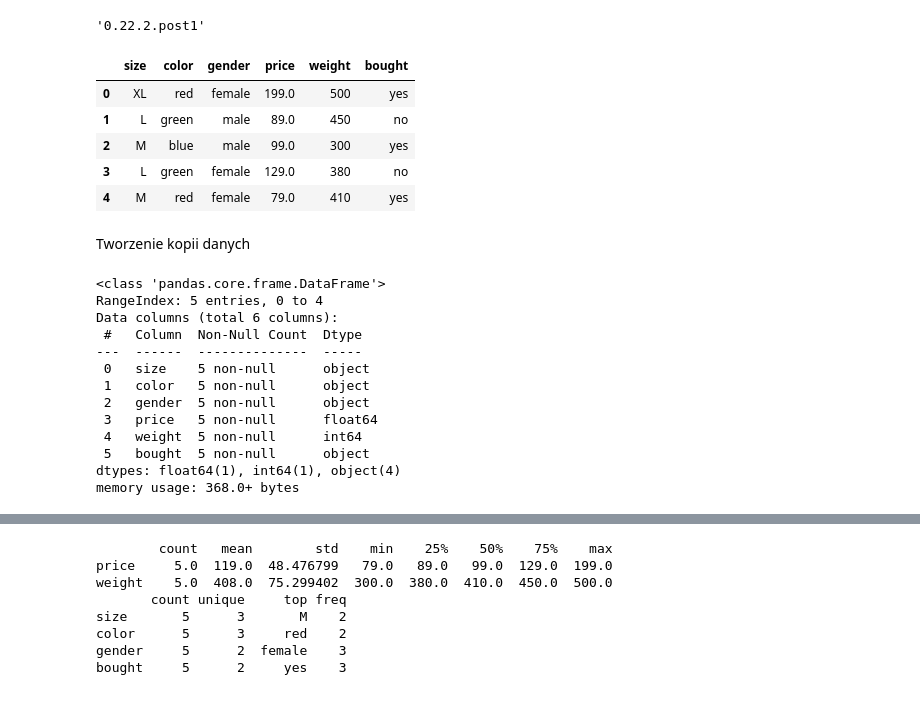
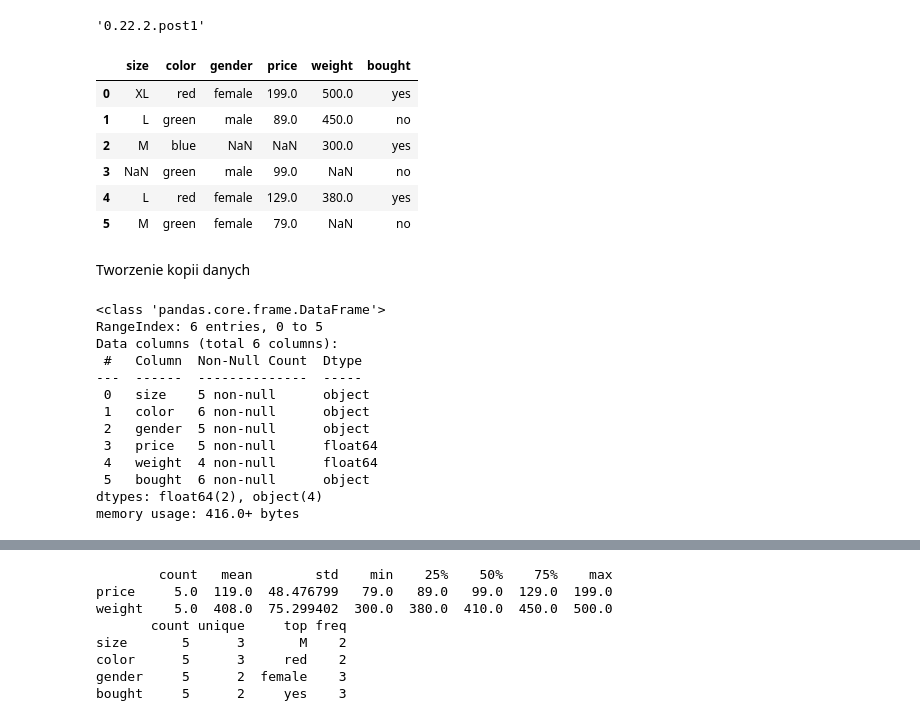
Before and after one commit to pawel0508/MachineLearningBootcamp_I, a Jupyter notebook: Przygotowanie_danych.ipynb, the cells around one changed output, grey strips where cells are left out. Saved outputs shown, nothing was run; the diff lists cells and outputs as text; code cells hidden in the pictures.

```diff
--- a/Przygotowanie_danych.ipynb
+++ b/Przygotowanie_danych.ipynb
@@ -9,23 +9,24 @@ sklearn.__version__
 '0.22.2.post1'
 # %%
 data = {
-    'size': ['XL', 'L', 'M', np.nan 'L', 'M'],
+    'size': ['XL', 'L', 'M', np.nan, 'L', 'M'],
     'color': ['red', 'green', 'blue', 'green', 'red', 'green'],
-    'gender': ['female', 'male', np.nan 'male', 'female', 'female'],
+    'gender': ['female', 'male', np.nan, 'male', 'female', 'female'],
     'price': [199.0, 89.0, np.nan, 99.0, 129.0, 79.0],
-    'weight': [500, 450, 300, np.nan, 380, 410],
+    'weight': [500, 450, 300, np.nan, 380, np.nan],
     'bought': ['yes', 'no', 'yes', 'no', 'yes', 'no']
 }
 
 df_raw = pd.DataFrame(data = data)
 df_raw
 # %% [output]
 |  | size | color | gender | price | weight | bought |
-| 0 | XL | red | female | 199.0 | 500 | yes |
-| 1 | L | green | male | 89.0 | 450 | no |
-| 2 | M | blue | male | 99.0 | 300 | yes |
-| 3 | L | green | female | 129.0 | 380 | no |
-| 4 | M | red | female | 79.0 | 410 | yes |
+| 0 | XL | red | female | 199.0 | 500.0 | yes |
+| 1 | L | green | male | 89.0 | 450.0 | no |
+| 2 | M | blue | NaN | NaN | 300.0 | yes |
+| 3 | NaN | green | male | 99.0 | NaN | no |
+| 4 | L | red | female | 129.0 | 380.0 | yes |
+| 5 | M | green | female | 79.0 | NaN | no |
 # %% [markdown]
 Tworzenie kopii danych
 # %%
@@ -34,15 +35,15 @@ df = df_raw.copy()
 df.info()
 # %% [output]
 <class 'pandas.core.frame.DataFrame'>
-RangeIndex: 5 entries, 0 to 4
+RangeIndex: 6 entries, 0 to 5
 Data columns (total 6 columns):
  #   Column  Non-Null Count  Dtype
 ---  ------  --------------  -----
  0   size    5 non-null      object
- 1   color   5 non-null      object
+ 1   color   6 non-null      object
  2   gender  5 non-null      object
  3   price   5 non-null      float64
- 4   weight  5 non-null      int64
- 5   bought  5 non-null      object
-dtypes: float64(1), int64(1), object(4)
-memory usage: 368.0+ bytes
+ 4   weight  4 non-null      float64
+ 5   bought  6 non-null      object
+dtypes: float64(2), object(4)
+memory usage: 416.0+ bytes
```
Also changed, not shown: parts of 1 cell of this notebook.
